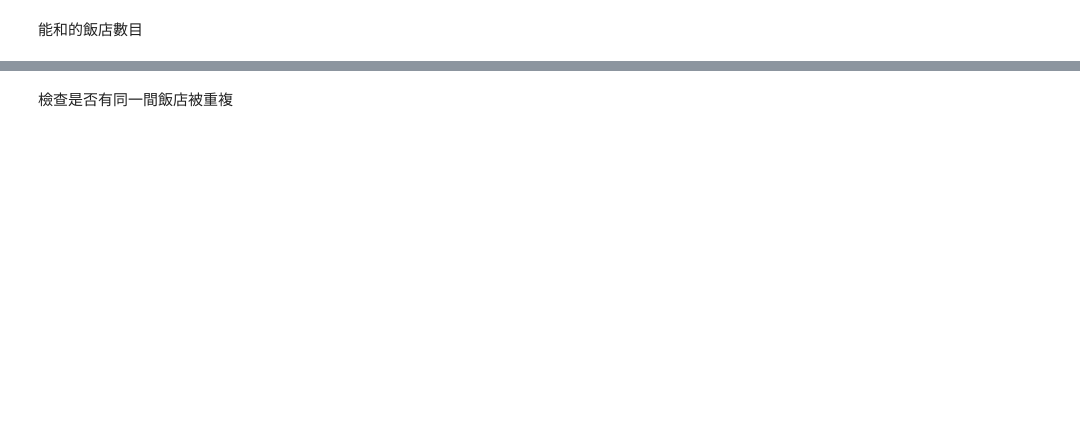
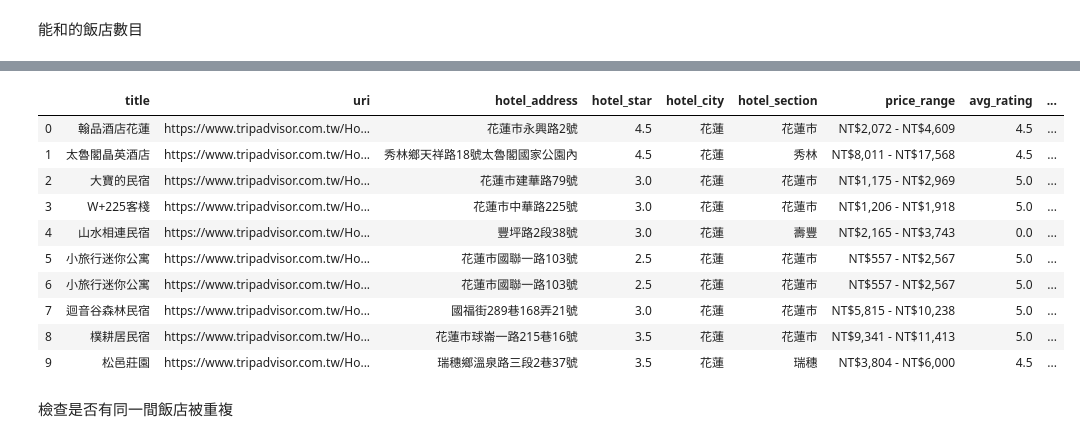
Before and after one commit to johnny12150/19-lab-summer-training, a Jupyter notebook: 0829/concat_hotel.ipynb, the cells around one changed output, grey strips where cells are left out. Cells and saved outputs as stored; diff of their text form; code cells hidden in the pictures; blank space fills up the shorter version.

```diff
--- a/0829/concat_hotel.ipynb
+++ b/0829/concat_hotel.ipynb
@@ -278,3 +250,17 @@ len(pd.merge(df, df_gps_clean, left_on=['lat', 'lng'], right_on=['latitude', 'lo
+# %%
+pd.merge(df, df_gps_clean, left_on=['lat', 'lng'], right_on=['latitude', 'longitude']).head(10)
+# %% [output]
+|  | title | uri | hotel_address | hotel_star | hotel_city | hotel_section | price_range | avg_rating | ... |
+| 0 | 翰品酒店花蓮 | https://www.tripadvisor.com.tw/Ho... | 花蓮市永興路2號 | 4.5 | 花蓮 | 花蓮市 | NT$2,072 - NT$4,609 | 4.5 | ... |
+| 1 | 太魯閣晶英酒店 | https://www.tripadvisor.com.tw/Ho... | 秀林鄉天祥路18號太魯閣國家公園內 | 4.5 | 花蓮 | 秀林 | NT$8,011 - NT$17,568 | 4.5 | ... |
+| 2 | 大寶的民宿 | https://www.tripadvisor.com.tw/Ho... | 花蓮市建華路79號 | 3.0 | 花蓮 | 花蓮市 | NT$1,175 - NT$2,969 | 5.0 | ... |
+| 3 | W+225客棧 | https://www.tripadvisor.com.tw/Ho... | 花蓮市中華路225號 | 3.0 | 花蓮 | 花蓮市 | NT$1,206 - NT$1,918 | 5.0 | ... |
+| 4 | 山水相連民宿 | https://www.tripadvisor.com.tw/Ho... | 豐坪路2段38號 | 3.0 | 花蓮 | 壽豐 | NT$2,165 - NT$3,743 | 0.0 | ... |
+| 5 | 小旅行迷你公寓 | https://www.tripadvisor.com.tw/Ho... | 花蓮市國聯一路103號 | 2.5 | 花蓮 | 花蓮市 | NT$557 - NT$2,567 | 5.0 | ... |
+| 6 | 小旅行迷你公寓 | https://www.tripadvisor.com.tw/Ho... | 花蓮市國聯一路103號 | 2.5 | 花蓮 | 花蓮市 | NT$557 - NT$2,567 | 5.0 | ... |
+| 7 | 迴音谷森林民宿 | https://www.tripadvisor.com.tw/Ho... | 國福街289巷168弄21號 | 3.0 | 花蓮 | 花蓮市 | NT$5,815 - NT$10,238 | 5.0 | ... |
+| 8 | 樸耕居民宿 | https://www.tripadvisor.com.tw/Ho... | 花蓮市球崙一路215巷16號 | 3.5 | 花蓮 | 花蓮市 | NT$9,341 - NT$11,413 | 5.0 | ... |
+| 9 | 松邑莊園 | https://www.tripadvisor.com.tw/Ho... | 瑞穗鄉溫泉路三段2巷37號 | 3.5 | 花蓮 | 瑞穗 | NT$3,804 - NT$6,000 | 4.5 | ... |
 # %% [markdown]
 檢查是否有同一間飯店被重複
 # %%
```
Also changed, not shown: parts of 18 cells of this notebook.
